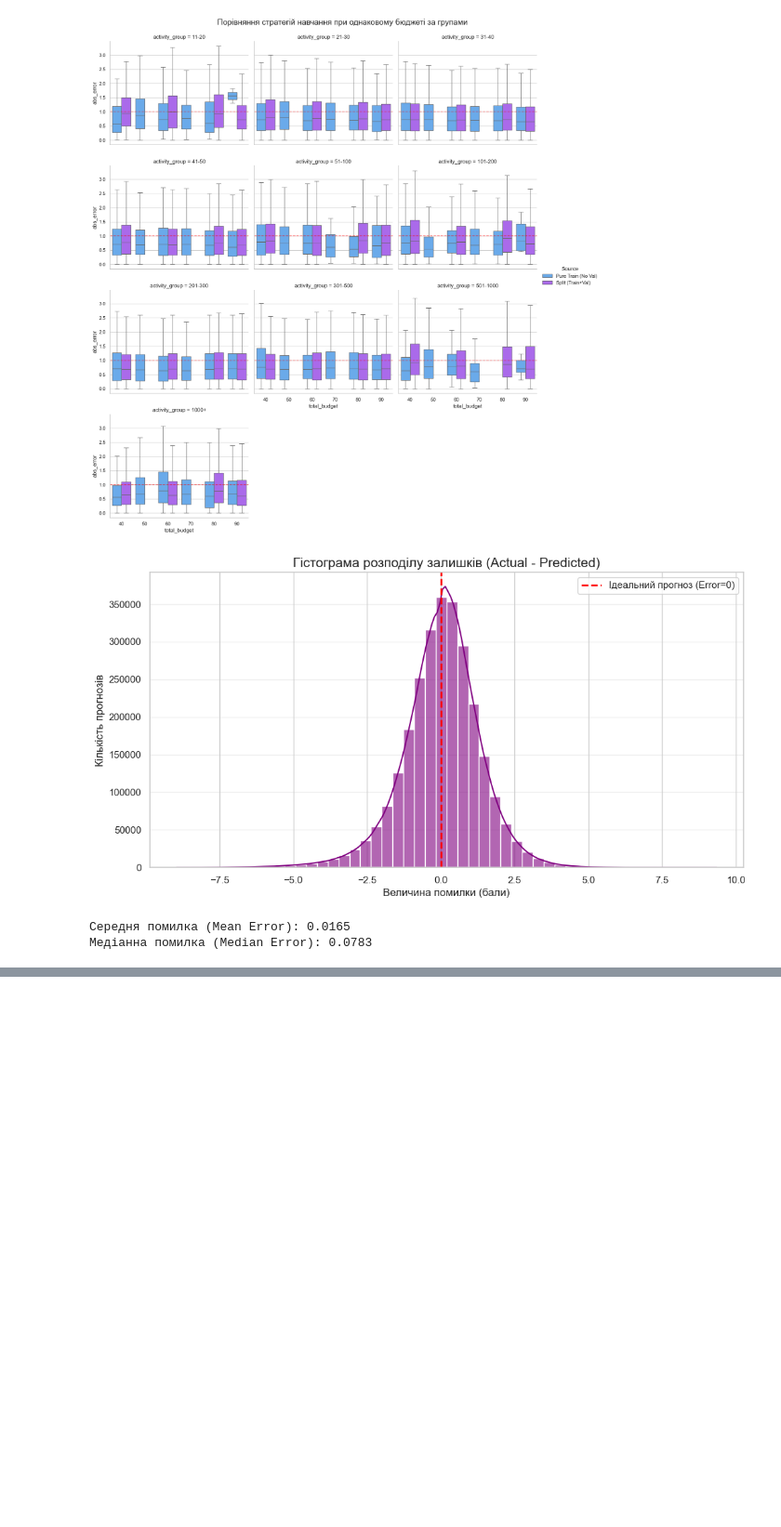
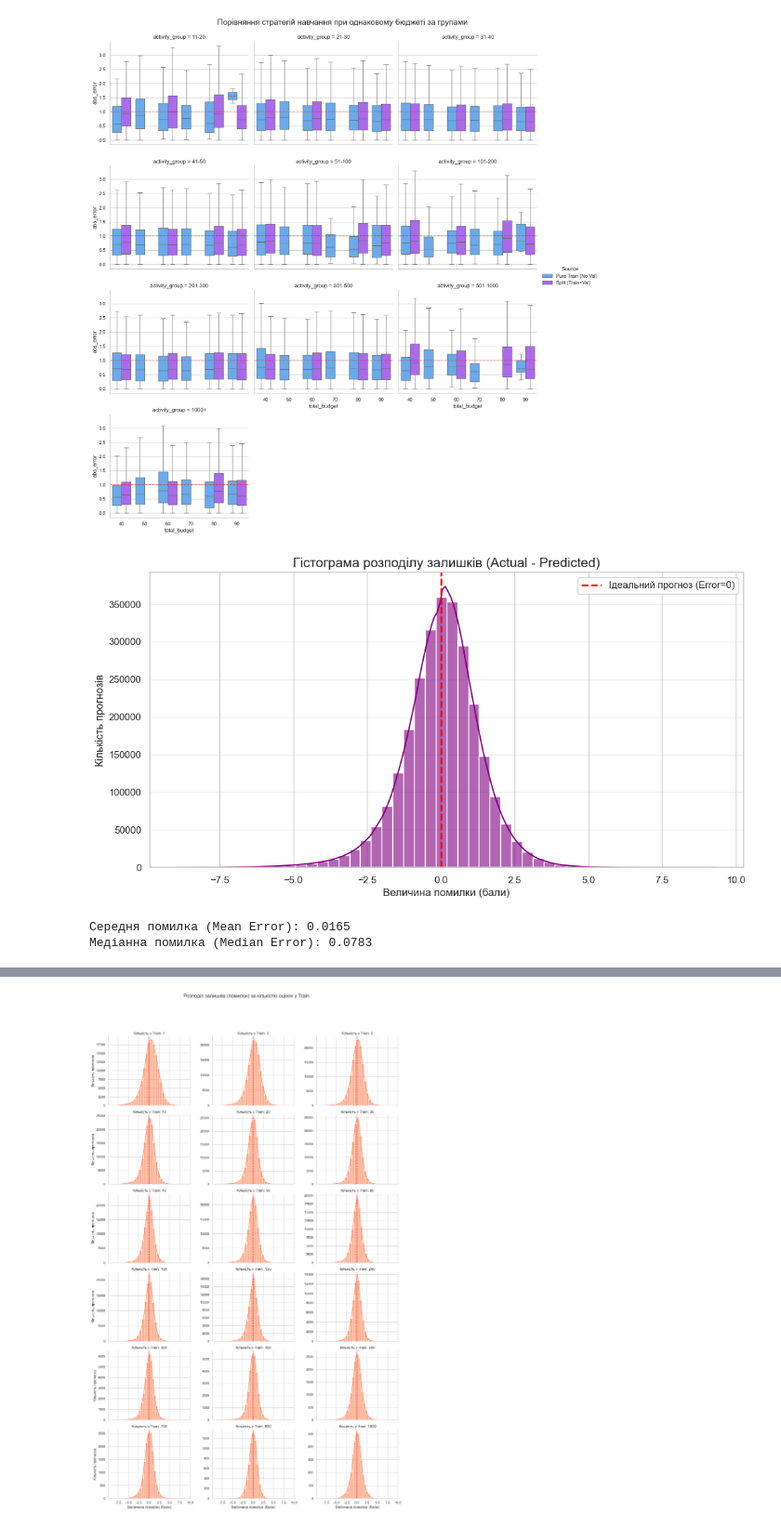
Before and after one commit to AntonBubnov/anime-rec-sys-evaluation, a Jupyter notebook: notebooks/03_model_Model_based_CF_DL.ipynb, the cells around one changed output, grey strips where cells are left out. Shown at 93% size. Drawn from its saved outputs; the diff is of its cells as text; code cells hidden in the pictures; blank space fills up the shorter version.

```diff
--- a/notebooks/03_model_Model_based_CF_DL.ipynb
+++ b/notebooks/03_model_Model_based_CF_DL.ipynb
@@ -787,0 +959,71 @@ print(f"Медіанна помилка (Median Error): {test['error'].median():
+# %%
+# ==========================================
+# Етап 1: Підготовка даних
+# ==========================================
+# Розраховуємо помилку (Actual - Predicted)
+# Якщо ти вже розрахував її раніше, цей рядок просто оновить дані
+df_ref['error'] = df_ref['actual_rating'] - df_ref['predicted_rating']
+
+# ==========================================
+# Етап 2: Побудова сітки графіків
+# ==========================================
+# Використовуємо col="train_count", щоб створити окремий графік для кожної кількості оцінок
+g = sns.FacetGrid(
+    df_ref,
+    col="train_count",
+    col_wrap=3,        # Максимум 3 графіки в одному горизонтальному рядку
+    height=4,
+    aspect=1.2,
+    sharex=True,       # Усі графіки матимуть однакову вісь X для легкого порівняння
+    sharey=False       # Вісь Y різна, бо кількість прогнозів у групах може сильно відрізнятися
+)
+
+# ==========================================
+# Етап 3: Додавання гістограм та ліній
+# ==========================================
+# Будуємо гістограму з лінією тренду (kde=True)
+g.map_dataframe(
+    sns.histplot,
+    x="error",
+    bins=30,           # Кількість стовпчиків (можна змінити для більшої деталізації)
+    kde=True,
+    color="coral",     # Колір графіка (кораловий)
+    alpha=0.6
+)
+
+# Створюємо допоміжну функцію для малювання червоної лінії на нулі
+def add_zero_line(**kwargs):
+    plt.axvline(x=0, color='red', linestyle='--', linewidth=1.5)
+
+# Застосовуємо цю функцію до кожного графіка в сітці
+g.map(add_zero_line)
+
+# ==========================================
+# Етап 4: Наведення краси (підписи та заголовки)
+# ==========================================
+g.set_axis_labels("Величина помилки (бали)", "Кількість прогнозів")
+g.set_titles(col_template="Кількість у Train: {col_name}")
+
+plt.subplots_adjust(top=0.9)
+g.fig.suptitle('Розподіл залишків (помилок) за кількістю оцінок у Train', fontsize=16)
+
+plt.show()
+
+# ==========================================
+# Етап 5: Розрахунок та вивід текстової статистики
+# ==========================================
+print("-" * 55)
+print("Статистика помилок по кількості оцінок у Train:")
+print("-" * 55)
+
+# Групуємо дані за train_count і рахуємо середнє, медіану та кількість записів
+group_stats = df_ref.groupby('train_count')['error'].agg(['mean', 'median', 'count']).reset_index()
+
+# Округлюємо результати до 4 знаків після коми, щоб таблиця виглядала охайно
+group_stats['mean'] = group_stats['mean'].round(4)
+group_stats['median'] = group_stats['median'].round(4)
+
+# Виводимо результат без стандартних індексів зліва
+print(group_stats.to_string(index=False))
+# %% [output]
+[figure, added]
```
Also changed, not shown: parts of 9 cells of this notebook.
